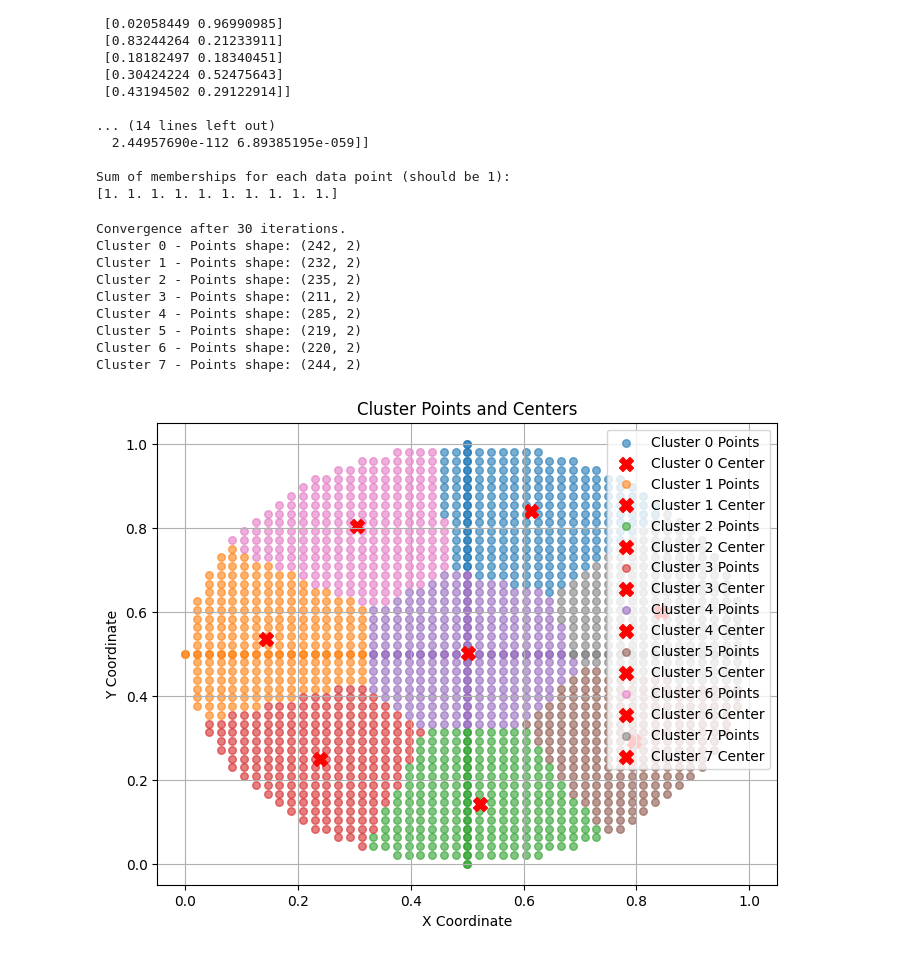
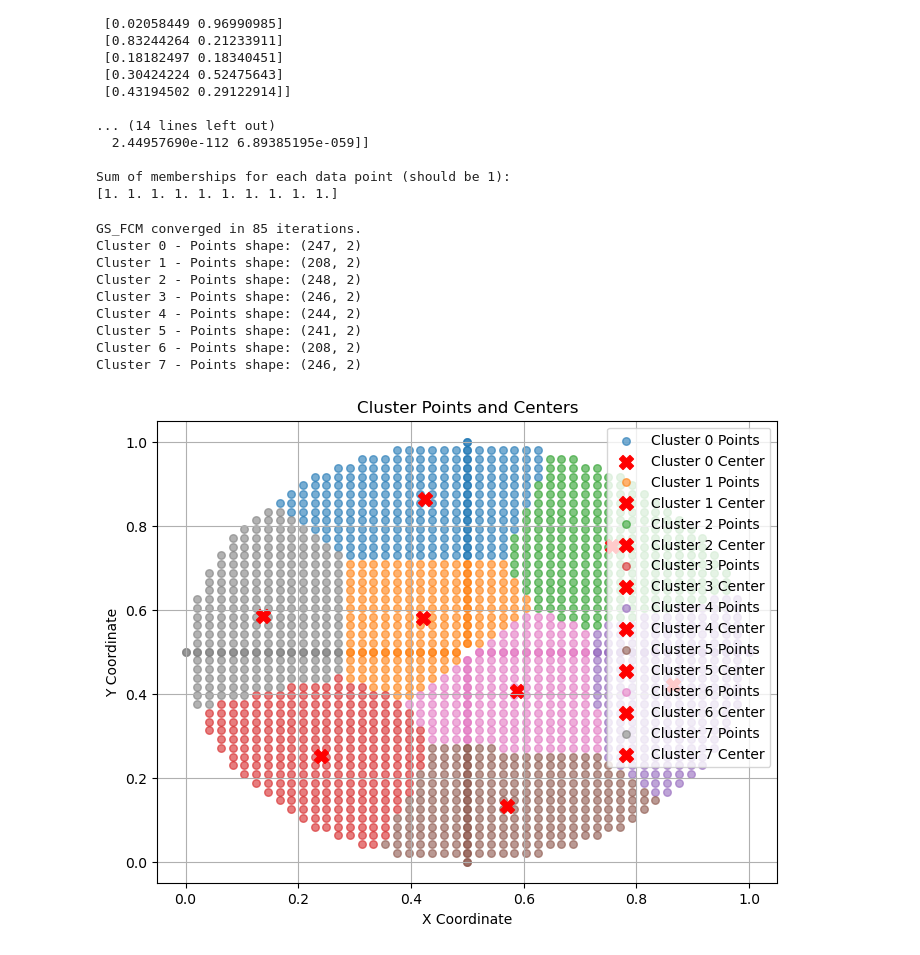
Before and after one commit to Bernat-C/Clustering-Analysis, a Jupyter notebook: testing_bernat.ipynb, the cells around one changed output. Cells and saved outputs as stored; diff of their text form; code cells hidden in the pictures.

Commit message:
Main updated to show results

```diff
--- a/testing_bernat.ipynb
+++ b/testing_bernat.ipynb
@@ -67,25 +66,31 @@ Data Points:
 Sum of memberships for each data point (should be 1):
 [1. 1. 1. 1. 1. 1. 1. 1. 1. 1.]
 # %%
-df_X = load_ds("grid")
+from main import load_ds
+
+df_X, y = load_ds("grid")
 # %%
+from fuzzyclustering import gs_fcm, get_cluster_list
+from utils import plot_clusters
 # Number of clusters
 C = 8
 m = 2
 suppress = True
 alpha = 0.5
+eta = 0.3
 
-clusters = gs_fcm(df_X, C, m=m, suppress=suppress, alpha=alpha, generalized=True, eta=0.5)
-
-plot_clusters(clusters)
+clusters, iters, centers = gs_fcm(df_X,C,m,suppress=suppress,generalized=True,eta=eta)
+print(f"GS_FCM converged in {iters} iterations.")
+assignments = get_cluster_list(df_X,centers,clusters,C)
+plot_clusters(assignments)
 # %% [output]
-Convergence after 30 iterations.
-Cluster 0 - Points shape: (242, 2)
-Cluster 1 - Points shape: (232, 2)
-Cluster 2 - Points shape: (235, 2)
-Cluster 3 - Points shape: (211, 2)
-Cluster 4 - Points shape: (285, 2)
-Cluster 5 - Points shape: (219, 2)
-Cluster 6 - Points shape: (220, 2)
-Cluster 7 - Points shape: (244, 2)
+GS_FCM converged in 85 iterations.
+Cluster 0 - Points shape: (247, 2)
+Cluster 1 - Points shape: (208, 2)
+Cluster 2 - Points shape: (248, 2)
+Cluster 3 - Points shape: (246, 2)
+Cluster 4 - Points shape: (244, 2)
+Cluster 5 - Points shape: (241, 2)
+Cluster 6 - Points shape: (208, 2)
+Cluster 7 - Points shape: (246, 2)
-[figure, old version]
+[figure, new version]
```
Also changed, not shown: parts of 5 cells of this notebook, 4 other files.
